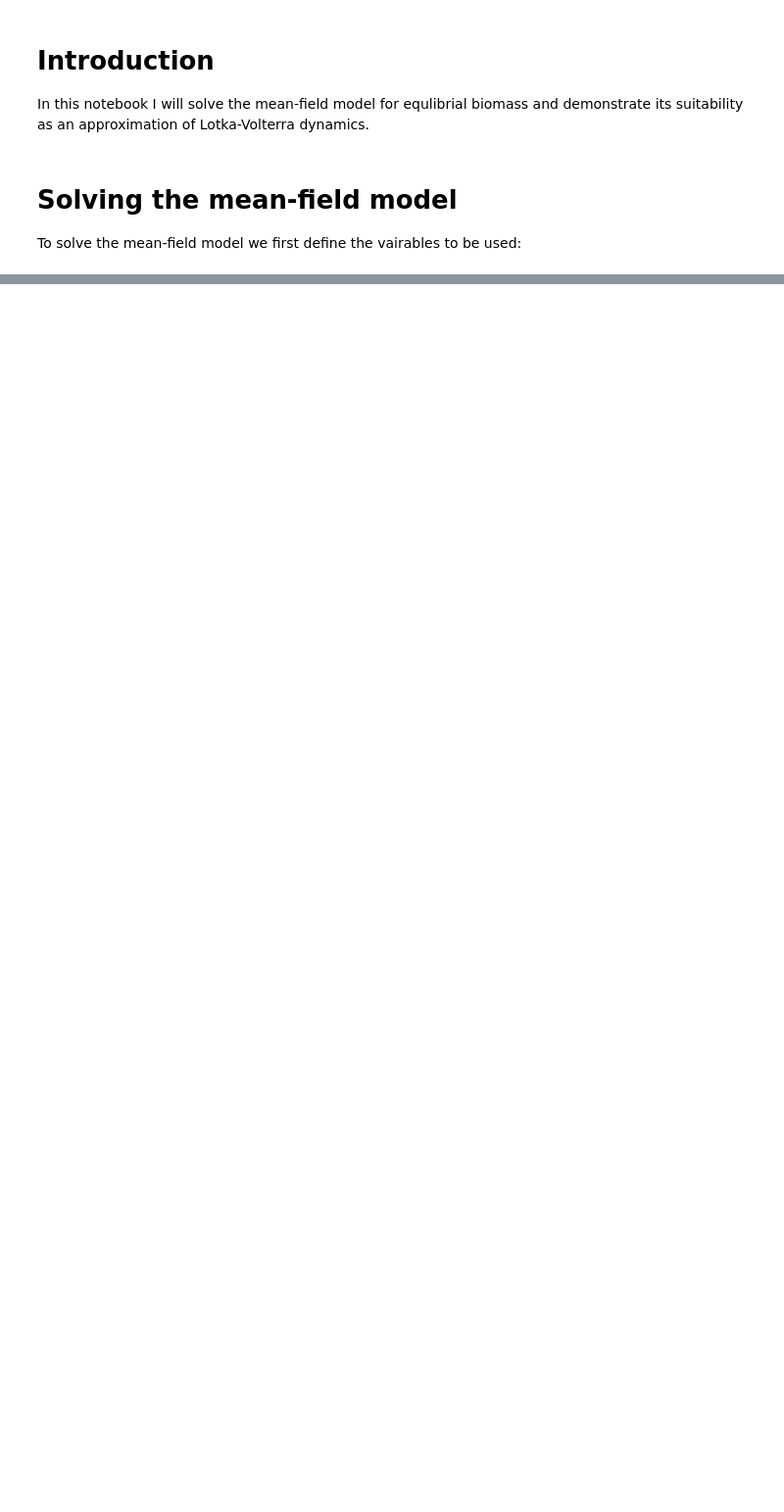
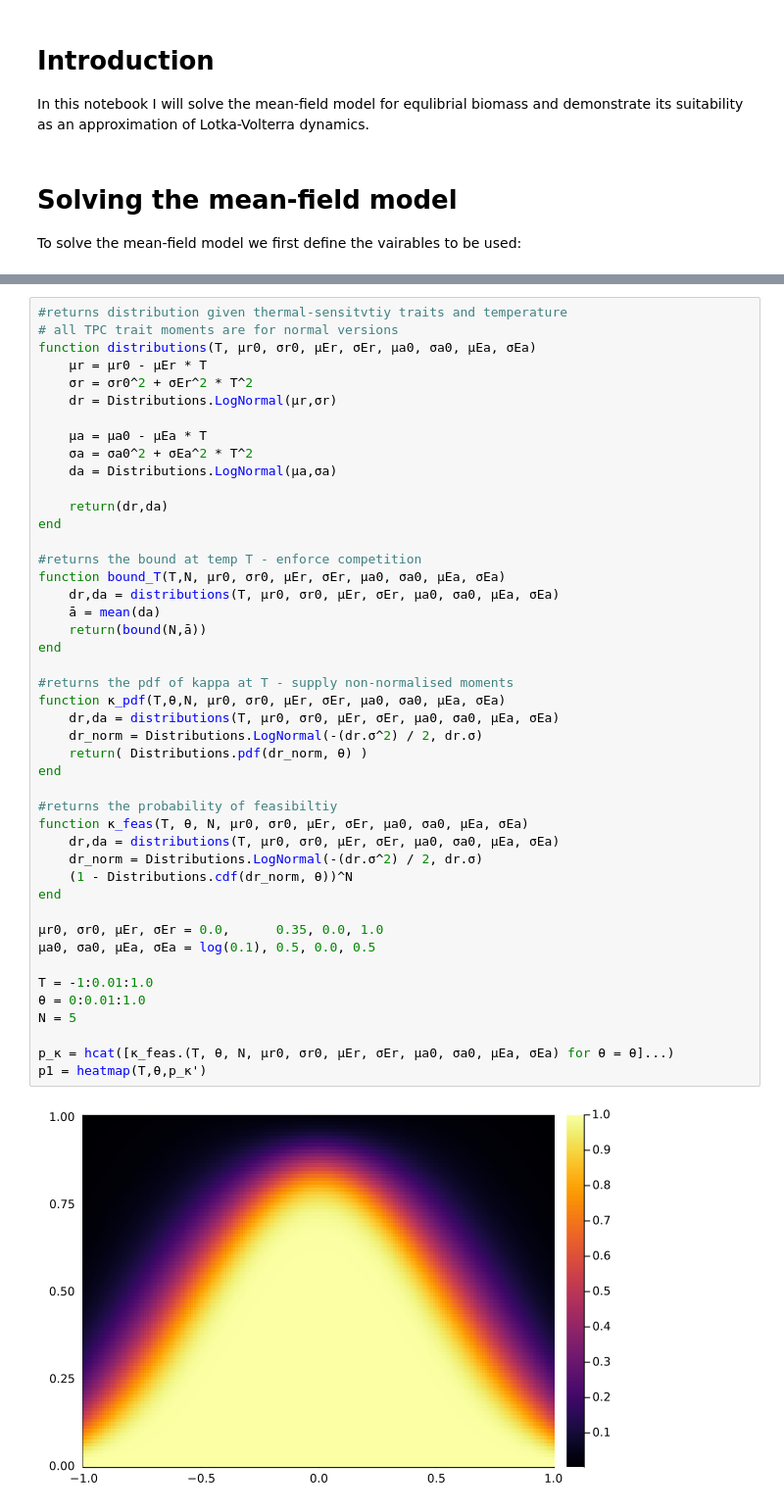
Before and after one commit to CleggTom/Temperature_feasibility, a Jupyter notebook: Notebooks/Analytic.ipynb, the cells around one changed output, grey strips where cells are left out. Shown at 98% size. Drawn from its saved outputs; the diff is of its cells as text; blank space fills up the shorter version.

```diff
--- a/Notebooks/Analytic.ipynb
+++ b/Notebooks/Analytic.ipynb
@@ -136,0 +179,47 @@ savefig(p1, "")
+# %%
+#returns distribution given thermal-sensitvtiy traits and temperature
+# all TPC trait moments are for normal versions
+function distributions(T, μr0, σr0, μEr, σEr, μa0, σa0, μEa, σEa)
+    μr = μr0 - μEr * T
+    σr = σr0^2 + σEr^2 * T^2
+    dr = Distributions.LogNormal(μr,σr)
+
+    μa = μa0 - μEa * T
+    σa = σa0^2 + σEa^2 * T^2
+    da = Distributions.LogNormal(μa,σa)
+
+    return(dr,da)
+end
+
+#returns the bound at temp T - enforce competition
+function bound_T(T,N, μr0, σr0, μEr, σEr, μa0, σa0, μEa, σEa)
+    dr,da = distributions(T, μr0, σr0, μEr, σEr, μa0, σa0, μEa, σEa)
+    ā = mean(da)
+    return(bound(N,ā))
+end
+
+#returns the pdf of kappa at T - supply non-normalised moments
+function κ_pdf(T,θ,N, μr0, σr0, μEr, σEr, μa0, σa0, μEa, σEa)
+    dr,da = distributions(T, μr0, σr0, μEr, σEr, μa0, σa0, μEa, σEa)
+    dr_norm = Distributions.LogNormal(-(dr.σ^2) / 2, dr.σ)
+    return( Distributions.pdf(dr_norm, θ) )
+end
+
+#returns the probability of feasibiltiy
+function κ_feas(T, θ, N, μr0, σr0, μEr, σEr, μa0, σa0, μEa, σEa)
+    dr,da = distributions(T, μr0, σr0, μEr, σEr, μa0, σa0, μEa, σEa)
+    dr_norm = Distributions.LogNormal(-(dr.σ^2) / 2, dr.σ)
+    (1 - Distributions.cdf(dr_norm, θ))^N
+end
+
+μr0, σr0, μEr, σEr = 0.0,      0.35, 0.0, 1.0
+μa0, σa0, μEa, σEa = log(0.1), 0.5, 0.0, 0.5
+
+T = -1:0.01:1.0
+θ = 0:0.01:1.0
+N = 5
+
+p_κ = hcat([κ_feas.(T, θ, N, μr0, σr0, μEr, σEr, μa0, σa0, μEa, σEa) for θ = θ]...)
+p1 = heatmap(T,θ,p_κ')
+# %% [output]
+[figure, added]
```
Also changed, not shown: parts of 21 cells of this notebook, 42 other files.
